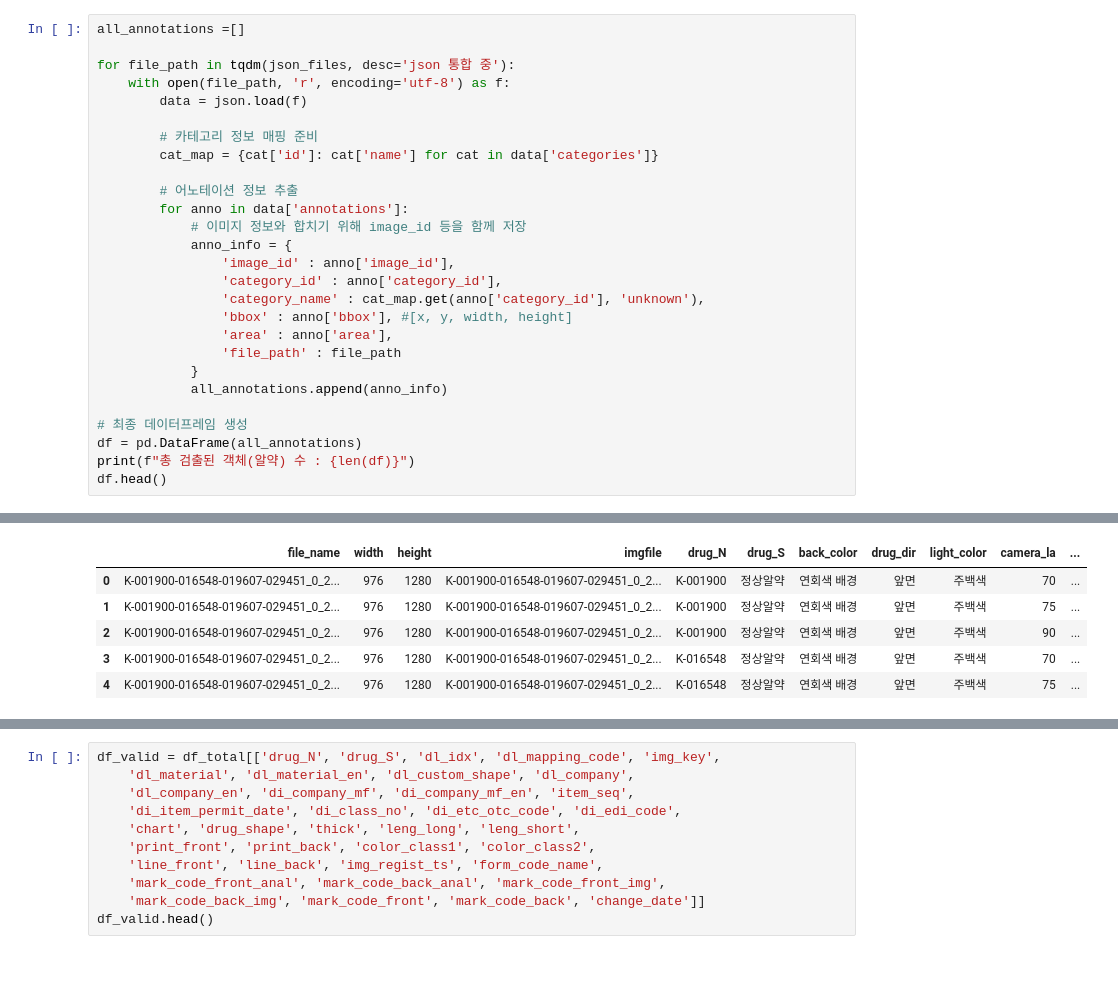
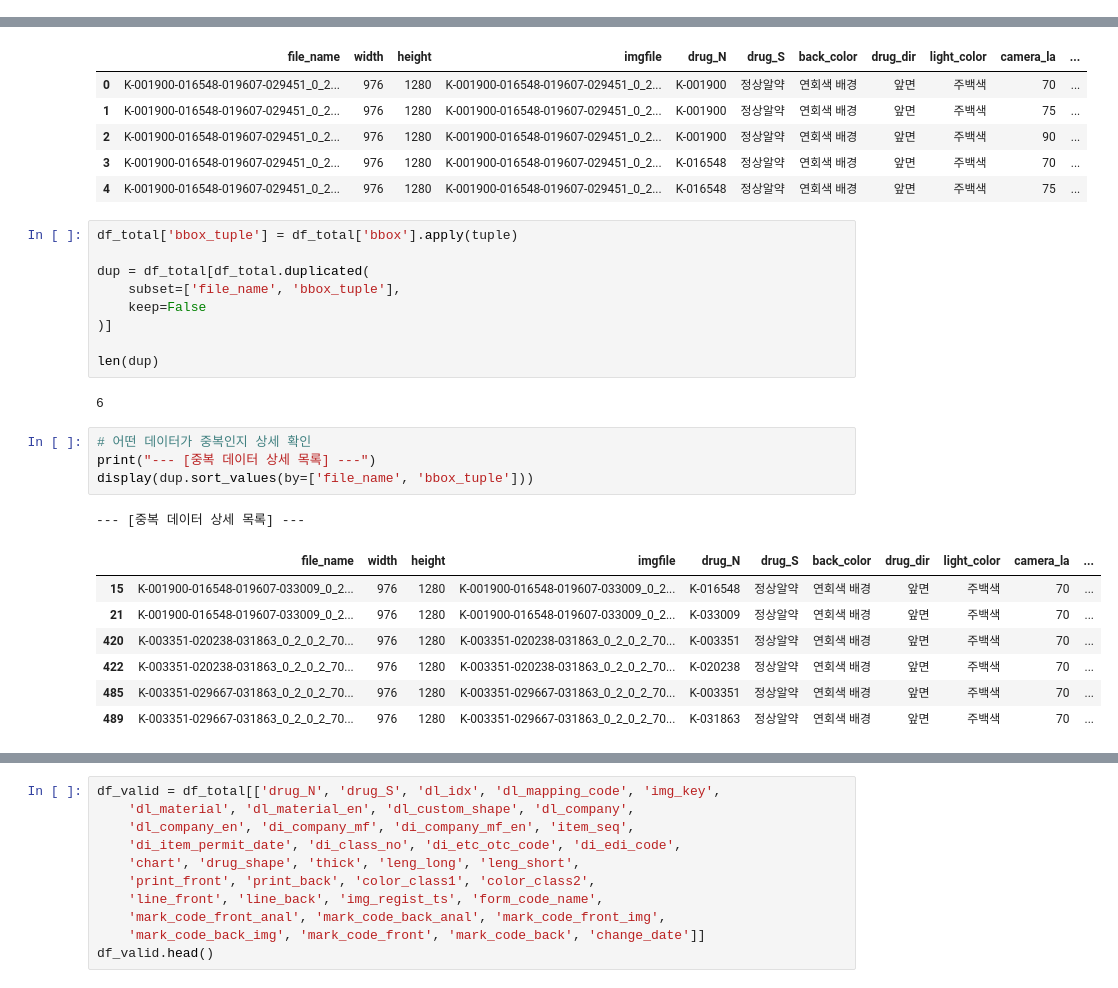
Before and after one commit to ikstre/AI_Model_for_Detecting_Oral_Medication_Tablets, a Jupyter notebook: eda-pill(chan).ipynb, the cells around one changed output, grey strips where cells are left out. Drawn from its saved outputs; the diff is of its cells as text.

```diff
--- a/eda-pill(chan).ipynb
+++ b/eda-pill(chan).ipynb
@@ -75,30 +75,3 @@ if json_files:
 dict_keys(['images', 'type', 'annotations', 'categories'])
 # %% [markdown]
 ['images', 'type', 'annotations', 'categories'] 와 같은 데이터셋 구조로 보아, 위 데이터는 전형적인 COCO(Common Objects in Context)데이터셋의 변형임을 확인하였다.
-# %%
-all_annotations =[]
-
-for file_path in tqdm(json_files, desc='json 통합 중'):
-    with open(file_path, 'r', encoding='utf-8') as f:
-        data = json.load(f)
-
-        # 카테고리 정보 매핑 준비
-        cat_map = {cat['id']: cat['name'] for cat in data['categories']}
-
-        # 어노테이션 정보 추출
-        for anno in data['annotations']:
-            # 이미지 정보와 합치기 위해 image_id 등을 함께 저장
-            anno_info = {
-                'image_id' : anno['image_id'],
-                'category_id' : anno['category_id'],
-                'category_name' : cat_map.get(anno['category_id'], 'unknown'),
-                'bbox' : anno['bbox'], #[x, y, width, height]
-                'area' : anno['area'],
-                'file_path' : file_path
-            }
-            all_annotations.append(anno_info)
-
-# 최종 데이터프레임 생성
-df = pd.DataFrame(all_annotations)
-print(f"총 검출된 객체(알약) 수 : {len(df)}")
-df.head()
@@ -151,3 +116,27 @@ df_total.head()
 | 2 | K-001900-016548-019607-029451_0_2... | 976 | 1280 | K-001900-016548-019607-029451_0_2... | K-001900 | 정상알약 | 연회색 배경 | 앞면 | 주백색 | 90 | ... |
 | 3 | K-001900-016548-019607-029451_0_2... | 976 | 1280 | K-001900-016548-019607-029451_0_2... | K-016548 | 정상알약 | 연회색 배경 | 앞면 | 주백색 | 70 | ... |
 | 4 | K-001900-016548-019607-029451_0_2... | 976 | 1280 | K-001900-016548-019607-029451_0_2... | K-016548 | 정상알약 | 연회색 배경 | 앞면 | 주백색 | 75 | ... |
+# %%
+df_total['bbox_tuple'] = df_total['bbox'].apply(tuple)
+
+dup = df_total[df_total.duplicated(
+    subset=['file_name', 'bbox_tuple'],
+    keep=False
+)]
+
+len(dup)
+# %% [output]
+6
+# %%
+# 어떤 데이터가 중복인지 상세 확인
+print("--- [중복 데이터 상세 목록] ---")
+display(dup.sort_values(by=['file_name', 'bbox_tuple']))
+# %% [output]
+--- [중복 데이터 상세 목록] ---
+|  | file_name | width | height | imgfile | drug_N | drug_S | back_color | drug_dir | light_color | camera_la | ... |
+| 15 | K-001900-016548-019607-033009_0_2... | 976 | 1280 | K-001900-016548-019607-033009_0_2... | K-016548 | 정상알약 | 연회색 배경 | 앞면 | 주백색 | 70 | ... |
+| 21 | K-001900-016548-019607-033009_0_2... | 976 | 1280 | K-001900-016548-019607-033009_0_2... | K-033009 | 정상알약 | 연회색 배경 | 앞면 | 주백색 | 70 | ... |
+| 420 | K-003351-020238-031863_0_2_0_2_70... | 976 | 1280 | K-003351-020238-031863_0_2_0_2_70... | K-003351 | 정상알약 | 연회색 배경 | 앞면 | 주백색 | 70 | ... |
+| 422 | K-003351-020238-031863_0_2_0_2_70... | 976 | 1280 | K-003351-020238-031863_0_2_0_2_70... | K-020238 | 정상알약 | 연회색 배경 | 앞면 | 주백색 | 70 | ... |
+| 485 | K-003351-029667-031863_0_2_0_2_70... | 976 | 1280 | K-003351-029667-031863_0_2_0_2_70... | K-003351 | 정상알약 | 연회색 배경 | 앞면 | 주백색 | 70 | ... |
+| 489 | K-003351-029667-031863_0_2_0_2_70... | 976 | 1280 | K-003351-029667-031863_0_2_0_2_70... | K-031863 | 정상알약 | 연회색 배경 | 앞면 | 주백색 | 70 | ... |
```
Also changed, not shown: parts of 5 cells of this notebook.
